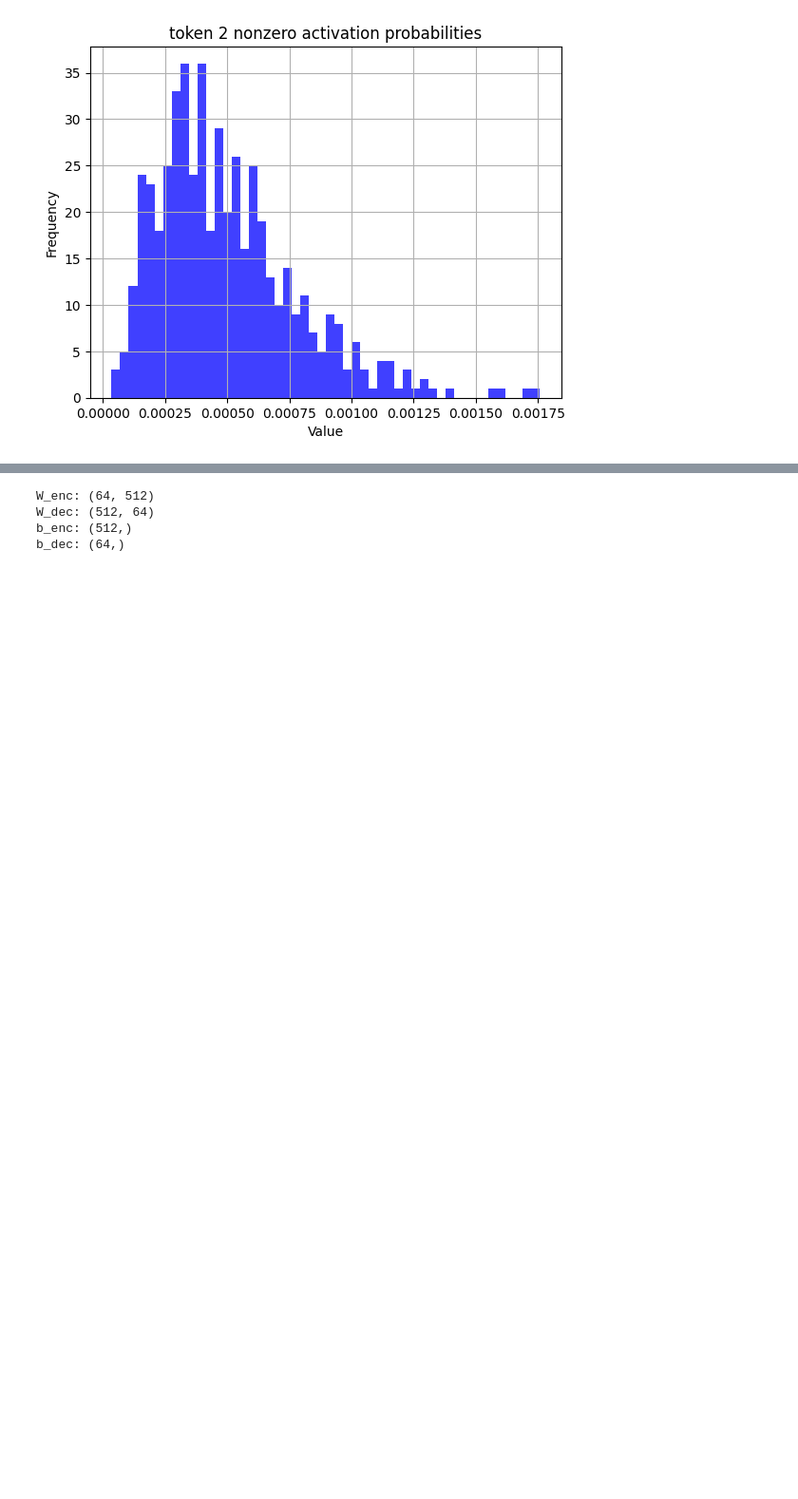
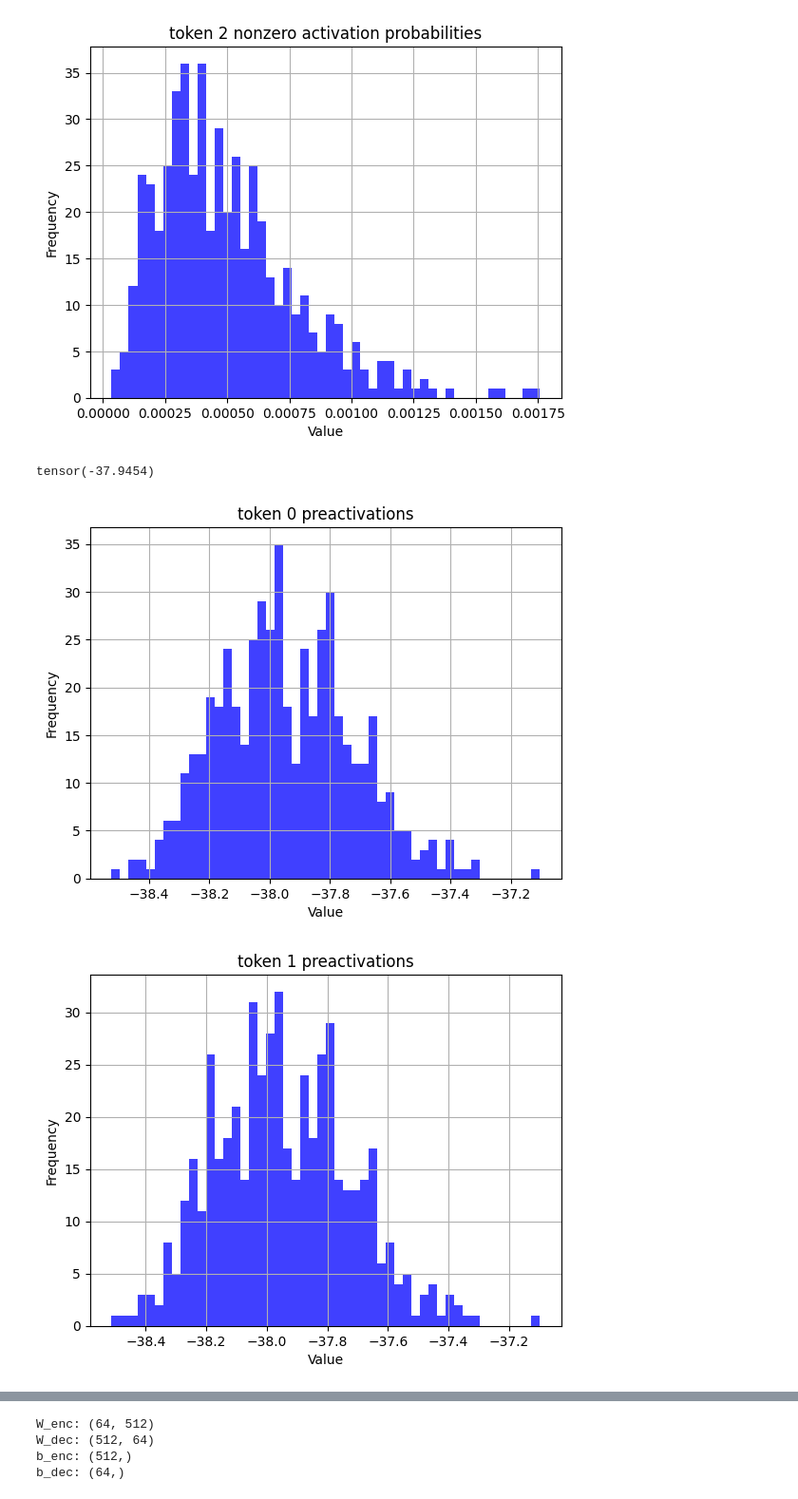
Before and after one commit to joelburget/sae_expected_l0, a Jupyter notebook: vis.ipynb, the cells around one changed output, grey strips where cells are left out. Shown: that part at 95% size. Drawn from its saved outputs; the diff is of its cells as text; code cells hidden in the pictures; blank space fills up the shorter version.

```diff
--- a/vis.ipynb
+++ b/vis.ipynb
@@ -58,3 +58,17 @@ for i in range(3):
 [figure]
 [figure]
 [figure]
+# %%
+sae.encoder.bias.mean()
+# %% [output]
+tensor(-37.9454)
+# %%
+def token_non_zero_hist(i):
+    pre = sae.encoder(x[i])
+    histogram(pre, f"token {i} preactivations")
+
+for i in range(3):
+    token_non_zero_hist(i)
+# %% [output]
+[figure, added]
+[figure, added]
```
Also changed, not shown: parts of 5 cells of this notebook.
